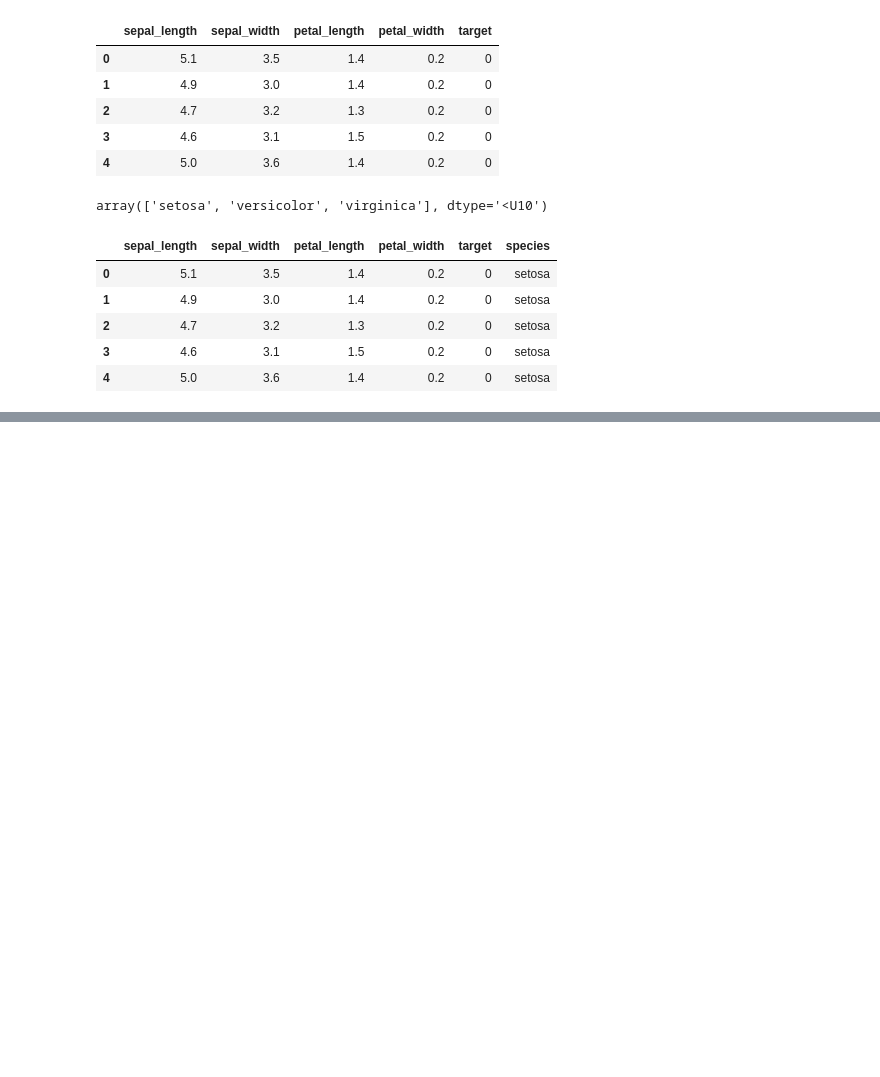
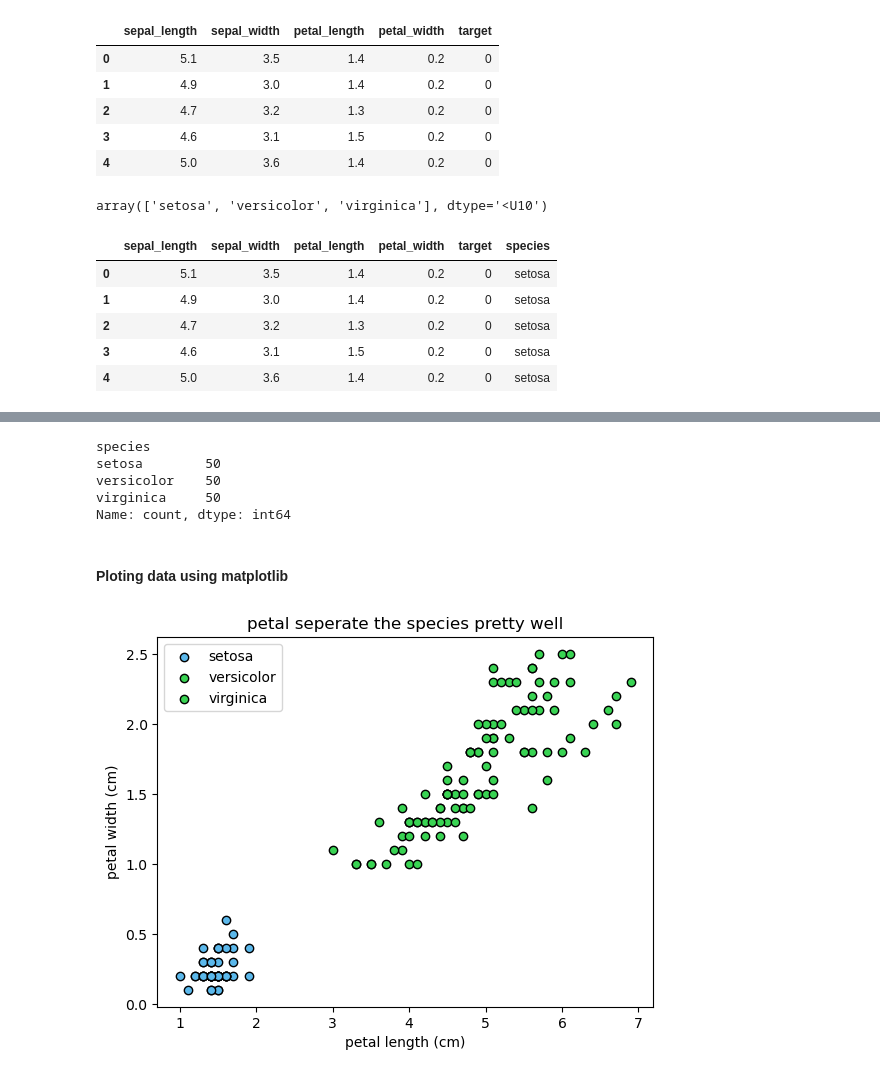
Before and after one commit to azeem932356/iris-classification, a Jupyter notebook: notebooks/Untitled.ipynb, the cells around one changed output, grey strips where cells are left out. Cells and saved outputs as stored; diff of their text form; code cells hidden in the pictures; blank space fills up the shorter version.

```diff
--- a/notebooks/Untitled.ipynb
+++ b/notebooks/Untitled.ipynb
@@ -117,4 +117,5 @@ df.head(5)
 # %%
 #droping target colum
 
-df= df.drop(columns= [''])
+df= df.drop(columns= ['target'])
+df.head()
@@ -120,0 +129,10 @@ df= df.drop(columns= [''])
+# %%
+df.species.value_counts()
+# %% [output]
+species
+setosa        50
+versicolor    50
+virginica     50
+Name: count, dtype: int64
+# %% [markdown]
+#### Ploting data using matplotlib
@@ -120,0 +141,13 @@ df= df.drop(columns= [''])
+# %%
+colors= {"setosa":"#5BB8EB", "versicolor":"#39D353", "virginica":"#39d353"}
+
+for name, group in df.groupby('species'):
+    plt.scatter(group.petal_length, group.petal_width, color= colors[name], edgecolor= 'k', label= name)
+
+plt.xlabel("petal length (cm)")
+plt.ylabel("petal width (cm)")
+plt.title("petal seperate the species pretty well")
+plt.legend()
+plt.show()
+# %% [output]
+[figure, added]
```
Also changed, not shown: parts of 2 cells of this notebook.
